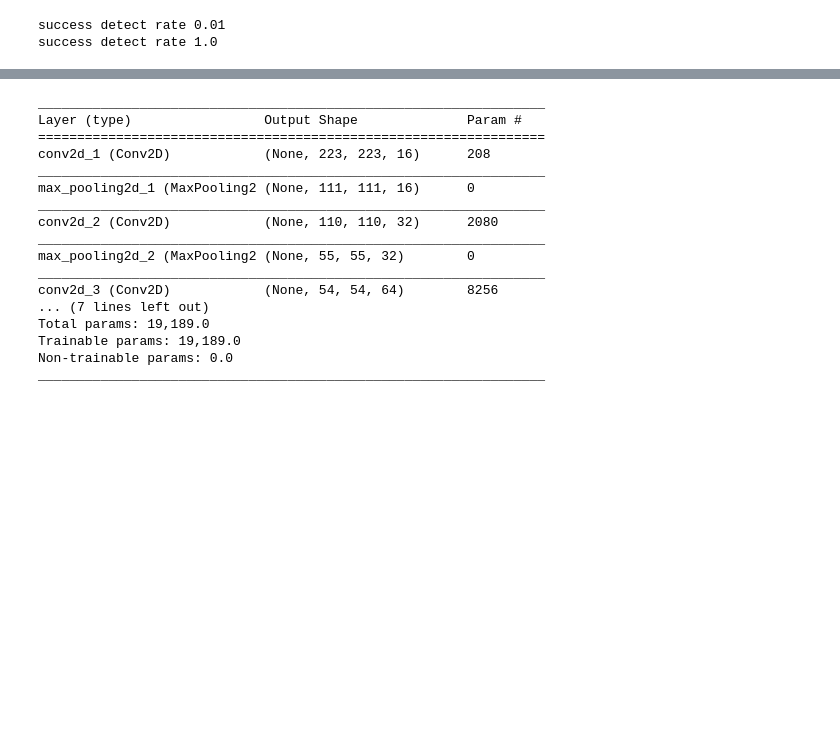
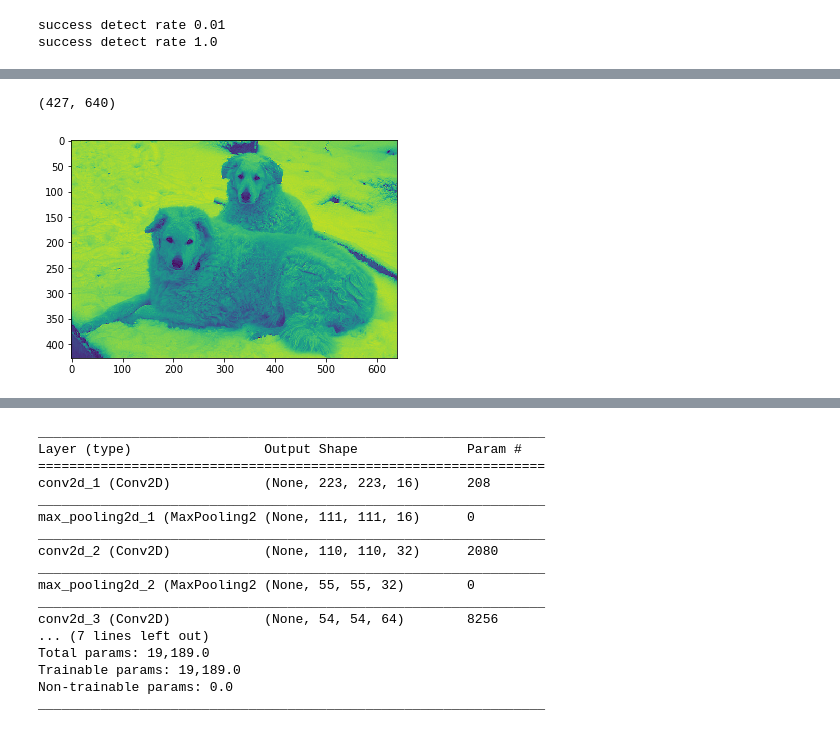
Before and after one commit to freedomkwok/nano_degree, a Jupyter notebook: dog-project/dog_app.ipynb, the cells around one changed output, grey strips where cells are left out. Saved outputs shown, nothing was run; the diff lists cells and outputs as text; code cells hidden in the pictures; blank space fills up the shorter version.

```diff
--- a/dog-project/dog_app.ipynb
+++ b/dog-project/dog_app.ipynb
@@ -410,0 +426,8 @@ strides and kernel_size change size by stack up, no need to know previous value
+# %%
+sample_img = cv2.imread(train_files[0])
+s_gray = cv2.cvtColor(sample_img, cv2.COLOR_RGB2GRAY )
+plt.imshow(s_gray)
+s_gray.shape
+# %% [output]
+(427, 640)
+[figure, added]
```
Also changed, not shown: parts of 7 cells of this notebook, 1 other file.
